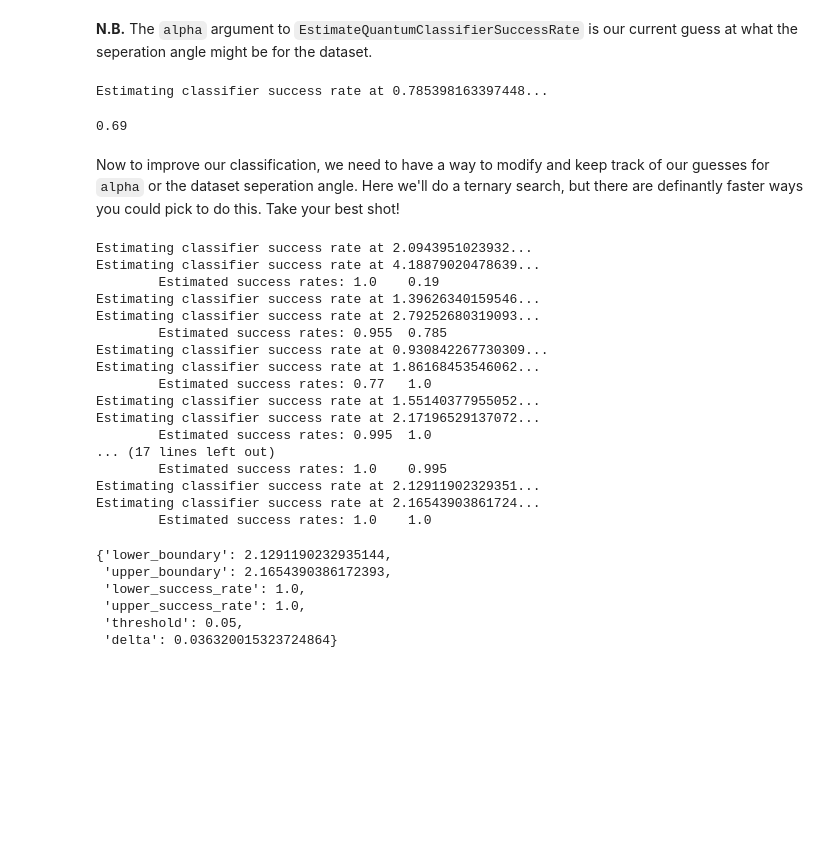
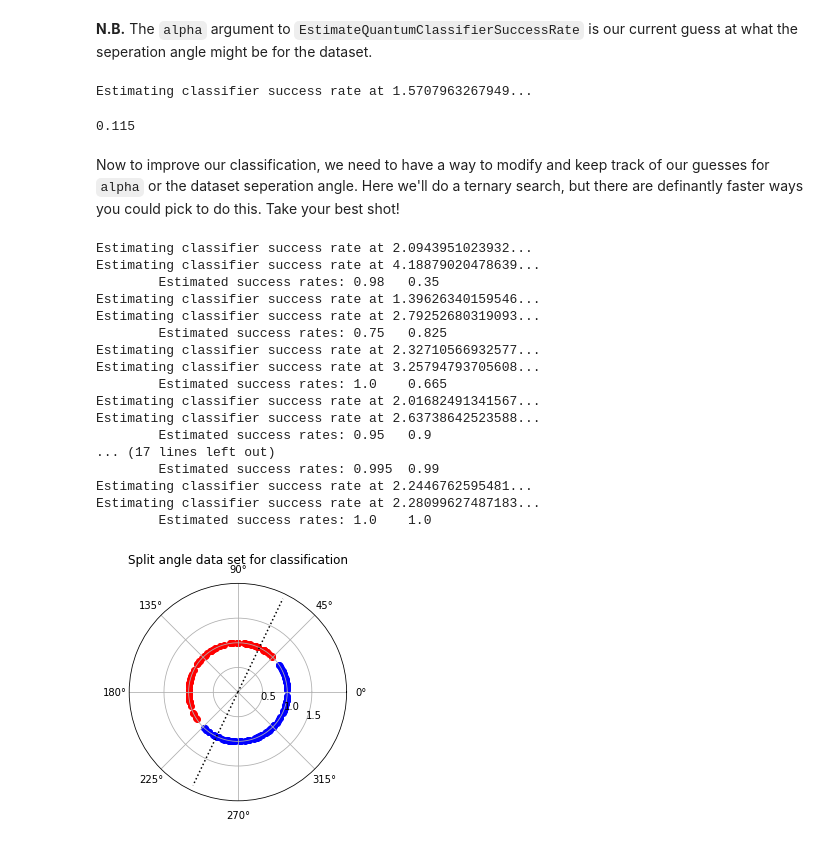
Before and after one commit to crazy4pi314/ml4all-quantum-perceptron, a Jupyter notebook: quantum-perceptron-python.ipynb, the cells around one changed output. Saved outputs shown, nothing was run; the diff lists cells and outputs as text; code cells hidden in the pictures; blank space fills up the shorter version.

```diff
--- a/quantum-perceptron-python.ipynb
+++ b/quantum-perceptron-python.ipynb
@@ -78,10 +81,10 @@ from QuantumPerceptron import EstimateQuantumClassifierSuccessRate
 # %% [markdown]
 **N.B.** The `alpha` argument to `EstimateQuantumClassifierSuccessRate` is our current guess at what the seperation angle might be for the dataset.
 # %%
-EstimateQuantumClassifierSuccessRate.simulate(alpha=np.pi/4, dataPoints=thetas.tolist(), labels=labels.tolist(), nIterations=200)
+EstimateQuantumClassifierSuccessRate.simulate(alpha=np.pi/2, dataPoints=thetas.tolist(), labels=labels.tolist(), nIterations=200)
 # %% [output]
-Estimating classifier success rate at 0.785398163397448...
+Estimating classifier success rate at 1.5707963267949...
-0.69
+0.115
 # %% [markdown]
 Now to improve our classification, we need to have a way to modify and keep track of our guesses for `alpha` or the dataset seperation angle. Here we'll do a ternary search, but there are definantly faster ways you could pick to do this. Take your best shot!
 # %%
@@ -115,36 +118,32 @@ def estimate_splitting_angle(threshold, data_points, labels, n_iterations=100):
             upper_estimate = upper_boundary
 
     return {
-        "lower_boundary": lower_boundary,
-        "upper_boundary": upper_boundary,
+        "lower_boundary": lower_boundary/2, # Qsharp has a different convention for angles, converting back
+        "upper_boundary": upper_boundary/2,
         "lower_success_rate": lower_success_rate,
         "upper_success_rate": upper_success_rate,
         "threshold": threshold,
         "delta": delta
     }
 # %%
-estimate_splitting_angle(.05, thetas.tolist(), labels.tolist(), 100)
+results = estimate_splitting_angle(.05, thetas.tolist(), labels.tolist(), 200)
+plot_dataset(results["lower_boundary"], labels, thetas)
 # %% [output]
 Estimating classifier success rate at 2.0943951023932...
 Estimating classifier success rate at 4.18879020478639...
-        Estimated success rates: 1.0    0.19
+        Estimated success rates: 0.98   0.35
 Estimating classifier success rate at 1.39626340159546...
 Estimating classifier success rate at 2.79252680319093...
-        Estimated success rates: 0.955  0.785
-Estimating classifier success rate at 0.930842267730309...
-Estimating classifier success rate at 1.86168453546062...
-        Estimated success rates: 0.77   1.0
-Estimating classifier success rate at 1.55140377955052...
-Estimating classifier success rate at 2.17196529137072...
-        Estimated success rates: 0.995  1.0
+        Estimated success rates: 0.75   0.825
+Estimating classifier success rate at 2.32710566932577...
+Estimating classifier success rate at 3.25794793705608...
+        Estimated success rates: 1.0    0.665
+Estimating classifier success rate at 2.01682491341567...
+Estimating classifier success rate at 2.63738642523588...
+        Estimated success rates: 0.95   0.9
 ... (17 lines left out)
-        Estimated success rates: 1.0    0.995
-Estimating classifier success rate at 2.12911902329351...
-Estimating classifier success rate at 2.16543903861724...
+        Estimated success rates: 0.995  0.99
+Estimating classifier success rate at 2.2446762595481...
+Estimating classifier success rate at 2.28099627487183...
         Estimated success rates: 1.0    1.0
-{'lower_boundary': 2.1291190232935144,
- 'upper_boundary': 2.1654390386172393,
- 'lower_success_rate': 1.0,
- 'upper_success_rate': 1.0,
- 'threshold': 0.05,
- 'delta': 0.036320015323724864}
+[figure, added]
```
Also changed, not shown: parts of 3 cells of this notebook, 1 other file.
